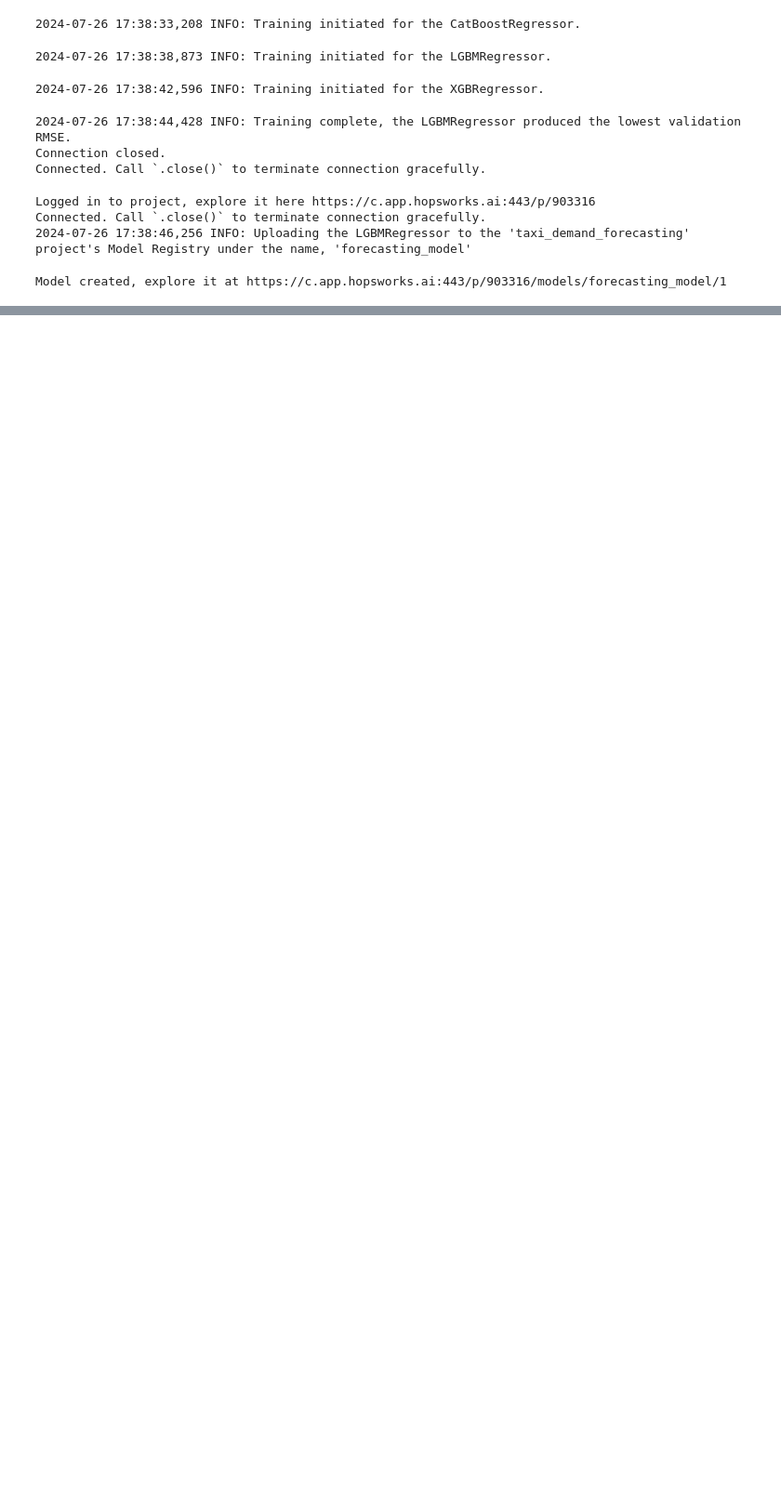
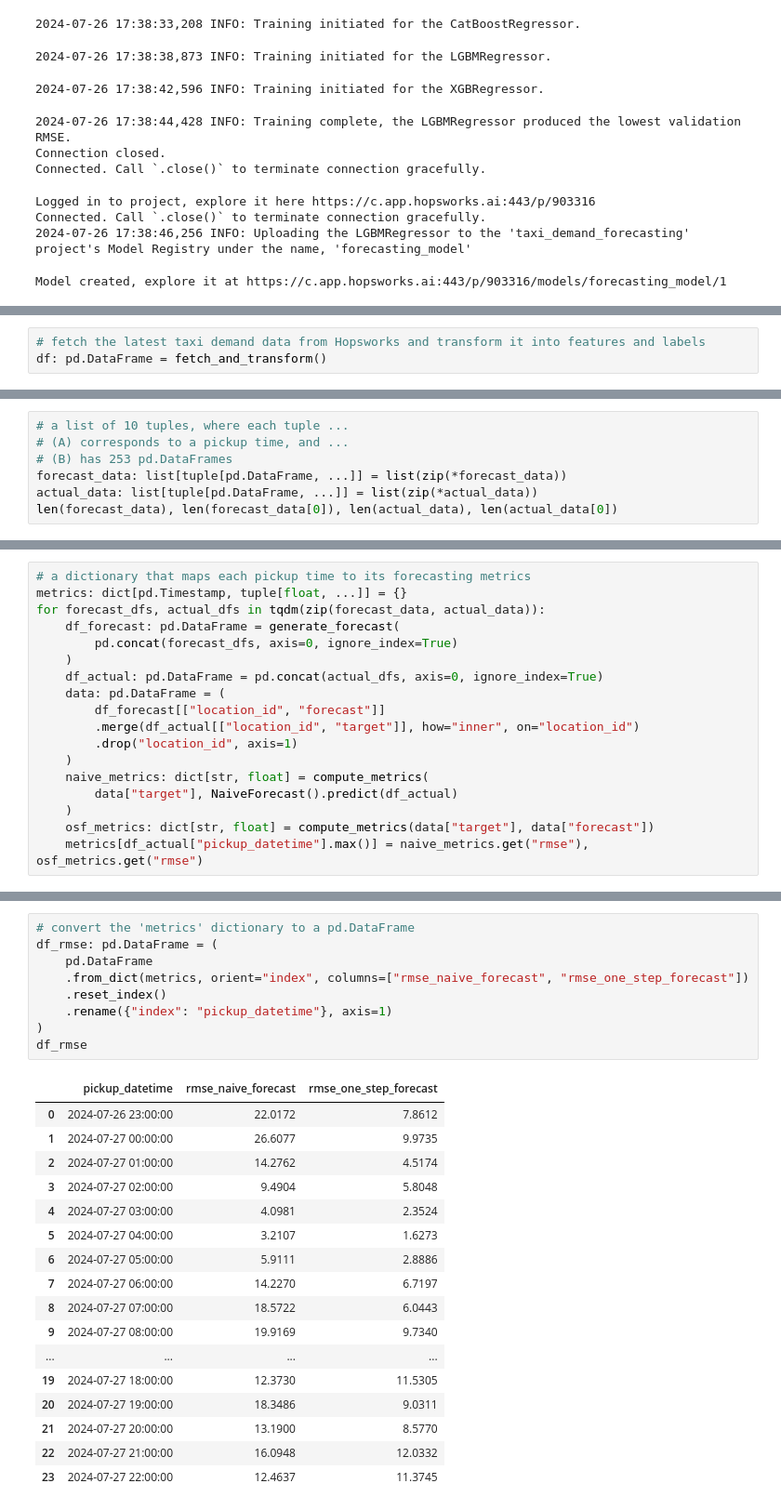
Before and after one commit to ncheymbamalu/taxi-demand-forecasting, a Jupyter notebook: notebooks/taxi_demand_forecasting.ipynb, the cells around one changed output, grey strips where cells are left out. Shown: that part at 93% size. Cells and saved outputs as stored; diff of their text form; blank space fills up the shorter version.

```diff
--- a/notebooks/taxi_demand_forecasting.ipynb
+++ b/notebooks/taxi_demand_forecasting.ipynb
@@ -496,0 +501,3 @@ Downloading model artifact (0 dirs, 3 files)... DONE
+# %%
+# fetch the latest taxi demand data from Hopsworks and transform it into features and labels
+df: pd.DataFrame = fetch_and_transform()
@@ -496,0 +545,7 @@ Downloading model artifact (0 dirs, 3 files)... DONE
+# %%
+# a list of 10 tuples, where each tuple ...
+# (A) corresponds to a pickup time, and ...
+# (B) has 253 pd.DataFrames
+forecast_data: list[tuple[pd.DataFrame, ...]] = list(zip(*forecast_data))
+actual_data: list[tuple[pd.DataFrame, ...]] = list(zip(*actual_data))
+len(forecast_data), len(forecast_data[0]), len(actual_data), len(actual_data[0])
@@ -496,0 +554,18 @@ Downloading model artifact (0 dirs, 3 files)... DONE
+# %%
+# a dictionary that maps each pickup time to its forecasting metrics
+metrics: dict[pd.Timestamp, tuple[float, ...]] = {}
+for forecast_dfs, actual_dfs in tqdm(zip(forecast_data, actual_data)):
+    df_forecast: pd.DataFrame = generate_forecast(
+        pd.concat(forecast_dfs, axis=0, ignore_index=True)
+    )
+    df_actual: pd.DataFrame = pd.concat(actual_dfs, axis=0, ignore_index=True)
+    data: pd.DataFrame = (
+        df_forecast[["location_id", "forecast"]]
+        .merge(df_actual[["location_id", "target"]], how="inner", on="location_id")
+        .drop("location_id", axis=1)
+    )
+    naive_metrics: dict[str, float] = compute_metrics(
+        data["target"], NaiveForecast().predict(df_actual)
+    )
+    osf_metrics: dict[str, float] = compute_metrics(data["target"], data["forecast"])
+    metrics[df_actual["pickup_datetime"].max()] = naive_metrics.get("rmse"), osf_metrics.get("rmse")
@@ -496,0 +646,27 @@ Downloading model artifact (0 dirs, 3 files)... DONE
+# %%
+# convert the 'metrics' dictionary to a pd.DataFrame
+df_rmse: pd.DataFrame = (
+    pd.DataFrame
+    .from_dict(metrics, orient="index", columns=["rmse_naive_forecast", "rmse_one_step_forecast"])
+    .reset_index()
+    .rename({"index": "pickup_datetime"}, axis=1)
+)
+df_rmse
+# %% [output]
+|  | pickup_datetime | rmse_naive_forecast | rmse_one_step_forecast |
+| 0 | 2024-07-26 23:00:00 | 22.0172 | 7.8612 |
+| 1 | 2024-07-27 00:00:00 | 26.6077 | 9.9735 |
+| 2 | 2024-07-27 01:00:00 | 14.2762 | 4.5174 |
+| 3 | 2024-07-27 02:00:00 | 9.4904 | 5.8048 |
+| 4 | 2024-07-27 03:00:00 | 4.0981 | 2.3524 |
+| 5 | 2024-07-27 04:00:00 | 3.2107 | 1.6273 |
+| 6 | 2024-07-27 05:00:00 | 5.9111 | 2.8886 |
+| 7 | 2024-07-27 06:00:00 | 14.2270 | 6.7197 |
+| 8 | 2024-07-27 07:00:00 | 18.5722 | 6.0443 |
+| 9 | 2024-07-27 08:00:00 | 19.9169 | 9.7340 |
+| ... | ... | ... | ... |
+| 19 | 2024-07-27 18:00:00 | 12.3730 | 11.5305 |
+| 20 | 2024-07-27 19:00:00 | 18.3486 | 9.0311 |
+| 21 | 2024-07-27 20:00:00 | 13.1900 | 8.5770 |
+| 22 | 2024-07-27 21:00:00 | 16.0948 | 12.0332 |
+| 23 | 2024-07-27 22:00:00 | 12.4637 | 11.3745 |
```
Also changed, not shown: parts of 9 cells of this notebook, 2 other files.
